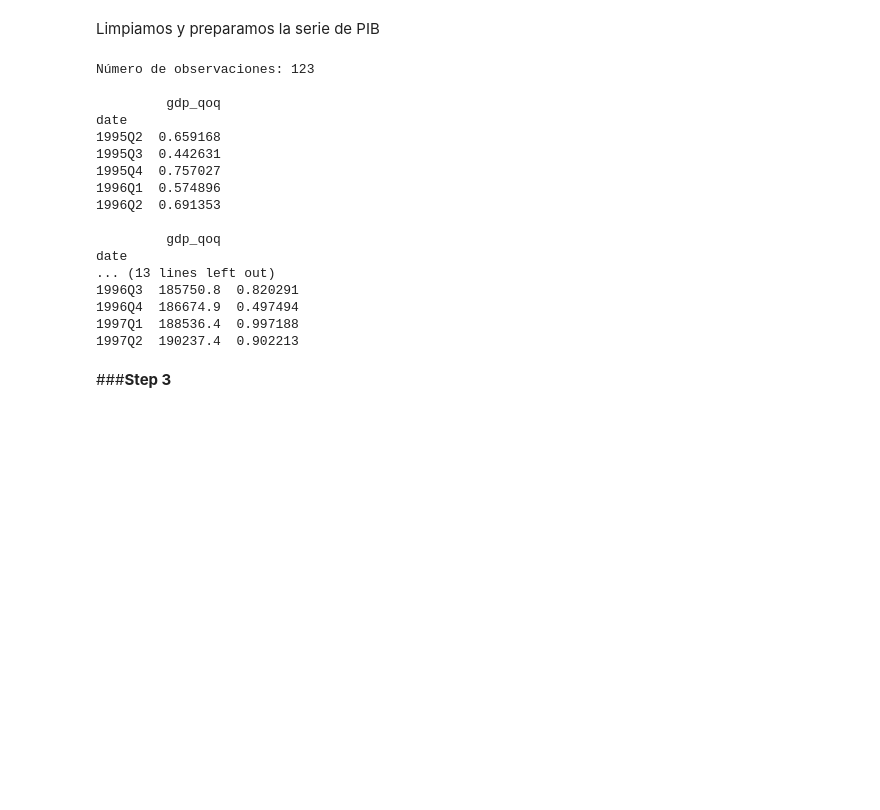
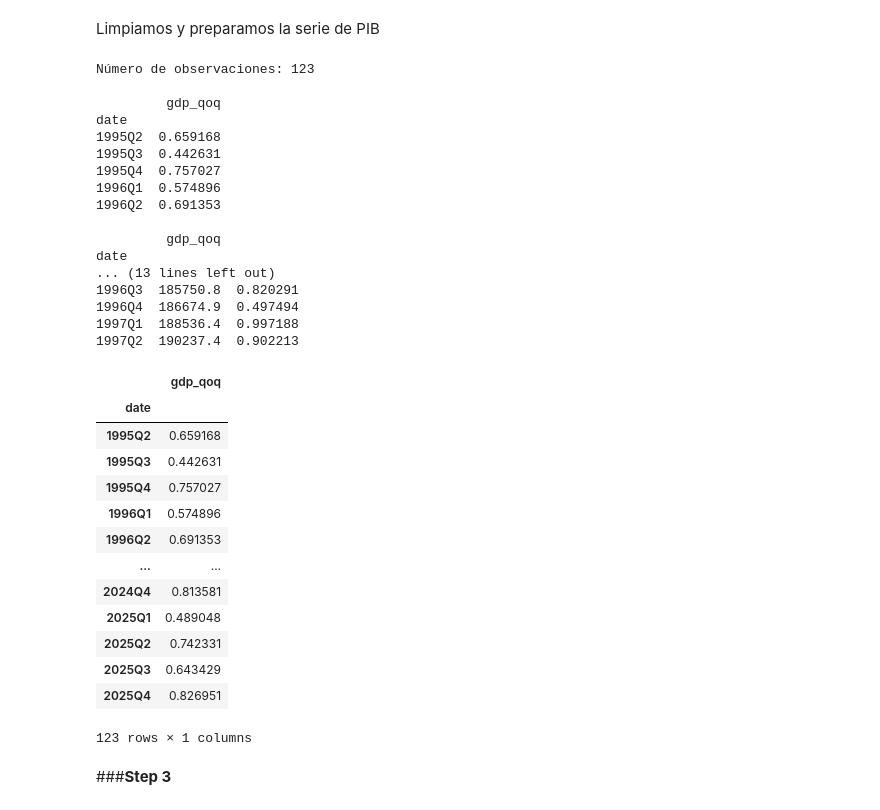
Before and after one commit to angelagdca/GDP_first_model, a Jupyter notebook: GDP_model_firstry.ipynb, the cells around one changed output. Drawn from its saved outputs; the diff is of its cells as text; code cells hidden in the pictures; blank space fills up the shorter version.

```diff
--- a/GDP_model_firstry.ipynb
+++ b/GDP_model_firstry.ipynb
@@ -182,62 +229,63 @@ print(df_raw.columns.tolist())
 # %% [markdown]
 Limpiamos y preparamos la serie de PIB
 # %%
-import pandas as pd
+# Serie actualizada desde Eurostat
+df = load_spain_gdp_from_eurostat().copy()
 
-series1 = repo_root / "data" / "GDP_FRED_SPAIN.csv"
-df = pd.read_csv(series1)
+# Renombrar columna a un nombre más cómodo
+df = df.rename(columns={"spain_real_gdp": "gdp_real"})
 
-#Renombrar columnas
-df = df.rename(columns={
-    "observation_date": "date",
-    "CLVMNACSCAB1GQES": "gdp_real"
-})
+# La función ya devuelve índice trimestral PeriodIndex, así que no hace falta convertir fechas otra vez
+FREQ = "Q"
 
-#Convertir fecha
-df["date"] = pd.to_datetime(df["date"])
-
-#Ordenar e indexar
-df = df.sort_values("date").set_index("date")
-
-#Crear crecimiento trimestral del PIB en %
+# Crear crecimiento trimestral del PIB en %
 df["gdp_qoq"] = df["gdp_real"].pct_change() * 100
 
-#Frecuencia trimestral
-FREQ = "Q"
-df.index = df.index.to_period(FREQ)
-
-#Serie objetivo
+# Serie objetivo
 target_col = "gdp_qoq"
 df_target = df[[target_col]].dropna().copy()
 
 # Comprobaciones
 print("Número de observaciones:", len(df_target))
 print()
 print(df_target.head())
 print()
 print(df_target.tail())
 
 print(df[["gdp_real", "gdp_qoq"]].head(10))
 df_target
-target_col = "gdp_qoq"
 # %% [output]
 Número de observaciones: 123
 
          gdp_qoq
 date
 1995Q2  0.659168
 1995Q3  0.442631
 1995Q4  0.757027
 1996Q1  0.574896
 1996Q2  0.691353
 
          gdp_qoq
 date
 ... (13 lines left out)
 1996Q3  185750.8  0.820291
 1996Q4  186674.9  0.497494
 1997Q1  188536.4  0.997188
 1997Q2  190237.4  0.902213
+|  | gdp_qoq |
+| date |  |
+| 1995Q2 | 0.659168 |
+| 1995Q3 | 0.442631 |
+| 1995Q4 | 0.757027 |
+| 1996Q1 | 0.574896 |
+| 1996Q2 | 0.691353 |
+| ... | ... |
+| 2024Q4 | 0.813581 |
+| 2025Q1 | 0.489048 |
+| 2025Q2 | 0.742331 |
+| 2025Q3 | 0.643429 |
+| 2025Q4 | 0.826951 |
+123 rows × 1 columns
 # %% [markdown]
 ###**Step 3**
 # %% [markdown]
```
Also changed, not shown: parts of 32 cells of this notebook.
